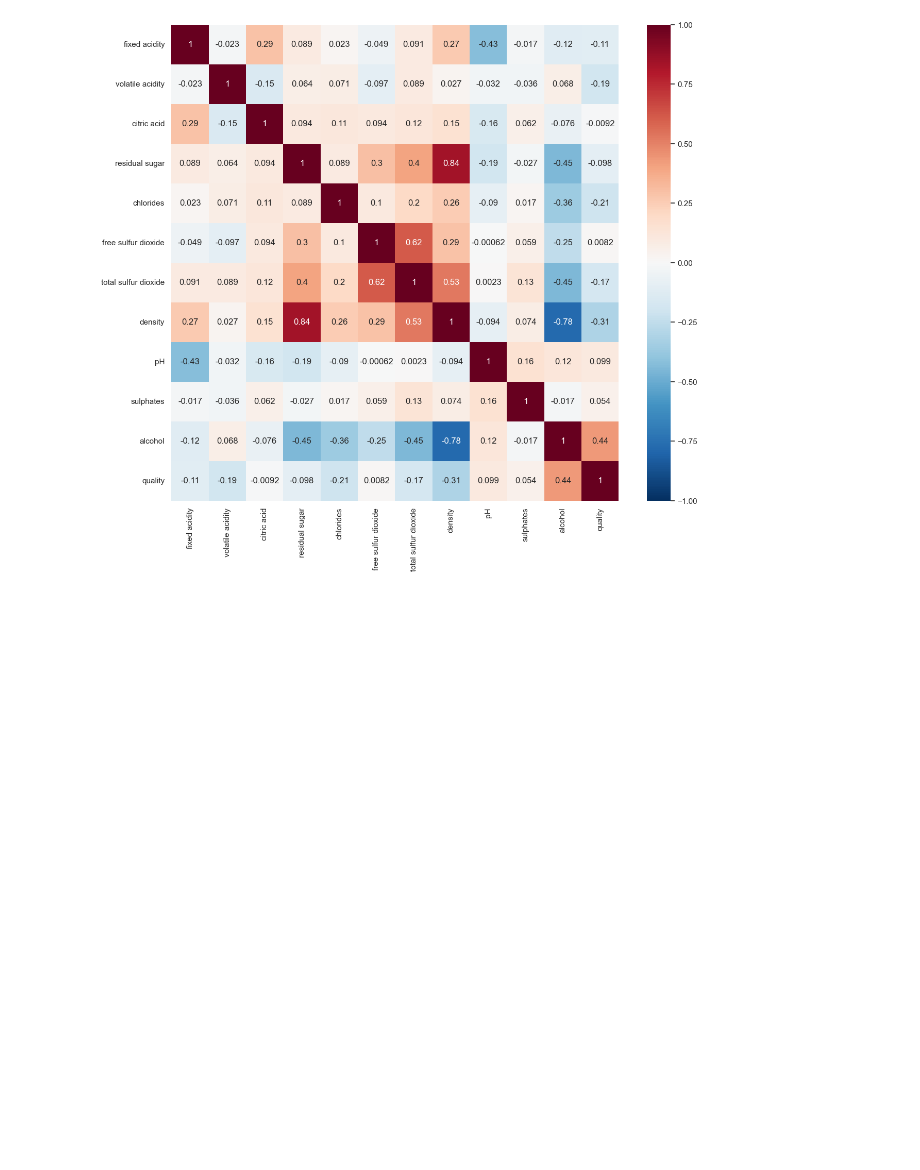
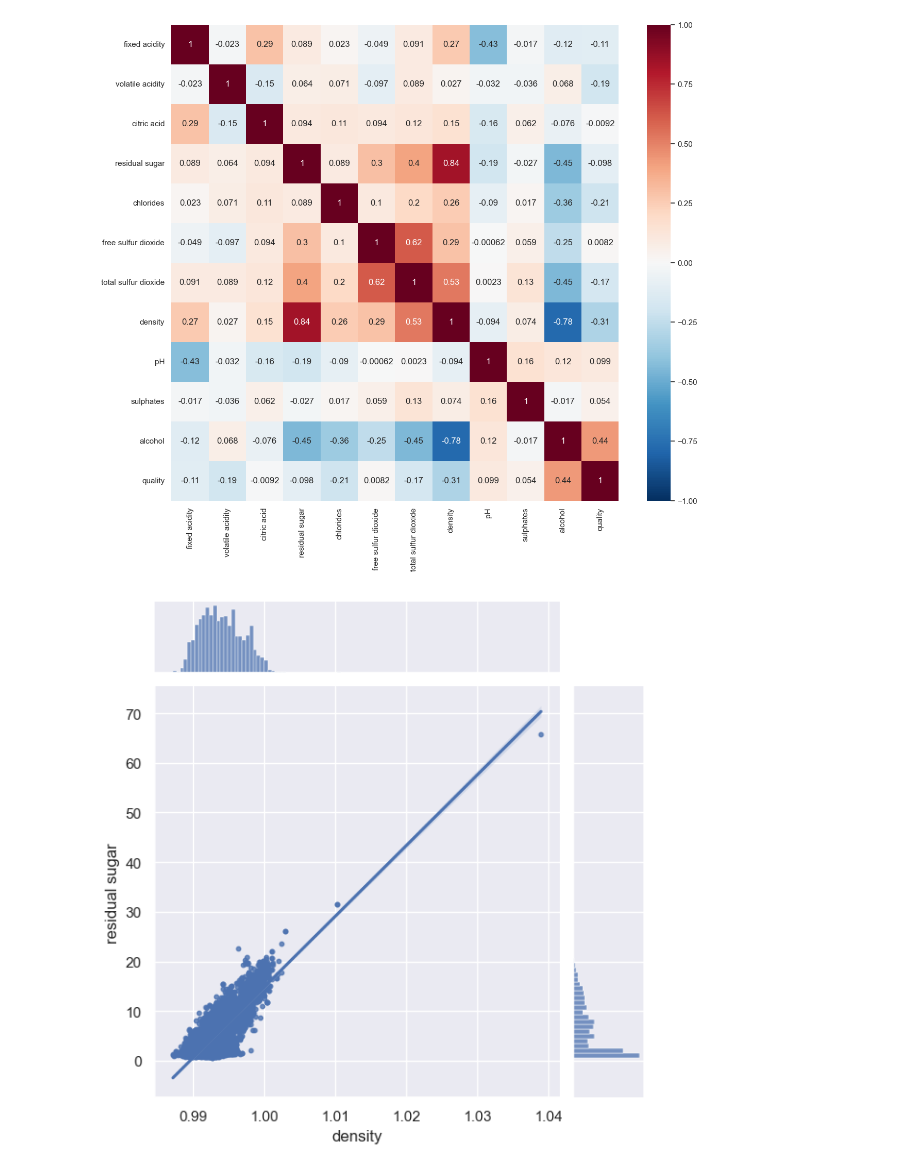
Before and after one commit to kazgar/wine_quality, a Jupyter notebook: src/wine_quality/data_visualization.ipynb, the cells around one changed output. Saved outputs shown, nothing was run; the diff lists cells and outputs as text; code cells hidden in the pictures; blank space fills up the shorter version.

```diff
--- a/src/wine_quality/data_visualization.ipynb
+++ b/src/wine_quality/data_visualization.ipynb
@@ -346,3 +354,7 @@ plt.figure(figsize=(14, 12))
 heatmap = sns.heatmap(white_wine_corr, annot=True, linewidths=0, vmin=-1, cmap='RdBu_r', xticklabels=white_wine_df.columns, yticklabels=white_wine_df.columns)
 # %% [output]
 [figure]
+# %%
+make_scatter_hist(df=white_wine_df[['density', 'residual sugar']], x='density', y='residual sugar', filename=PROJECT_ROOT / 'figures' / 'white' / 'density_residualSugar')
+# %% [output]
+[figure, added]
```
Also changed, not shown: parts of 6 cells of this notebook.
